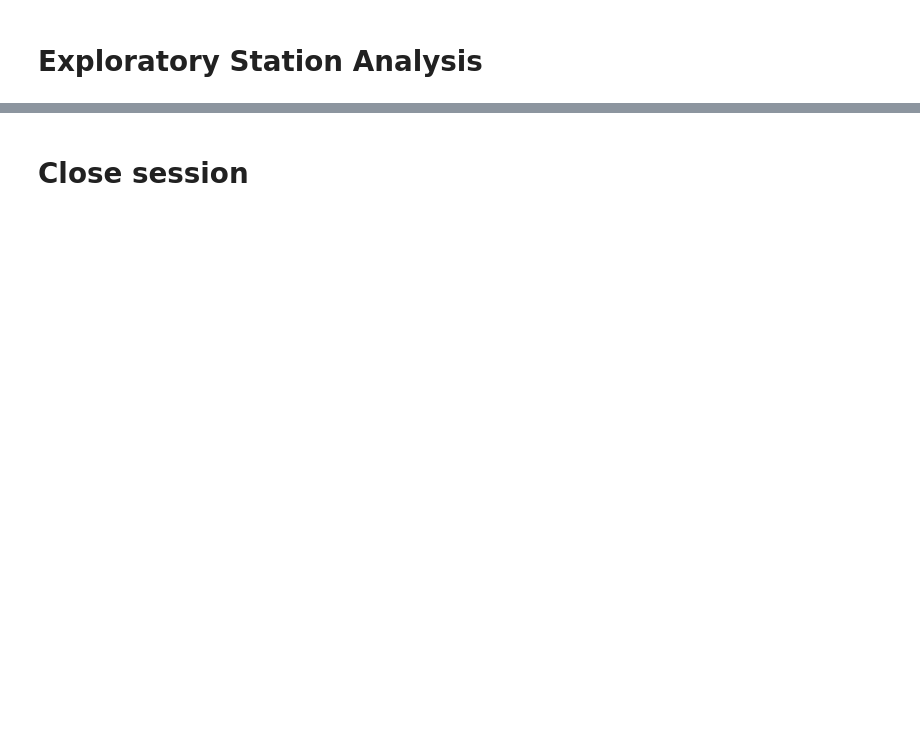
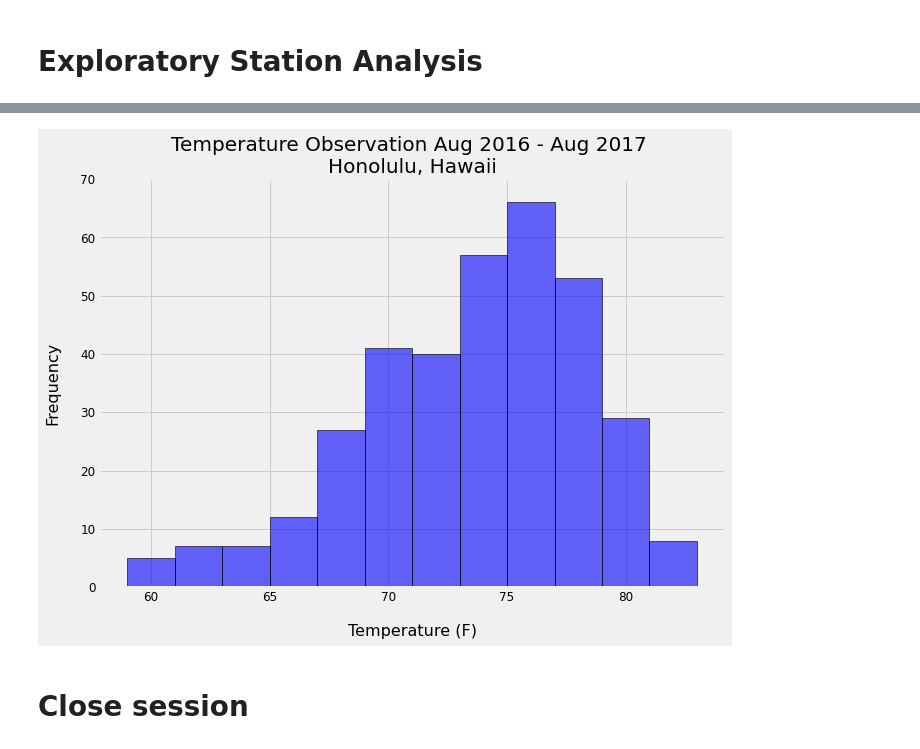
Before and after one commit to oas95/sqlalchemy-challenge, a Jupyter notebook: SurfsUpBro/climate_starter.ipynb, the cells around one changed output, grey strips where cells are left out. Cells and saved outputs as stored; diff of their text form; code cells hidden in the pictures; blank space fills up the shorter version.

```diff
--- a/SurfsUpBro/climate_starter.ipynb
+++ b/SurfsUpBro/climate_starter.ipynb
@@ -70,3 +183,8 @@ session = Session(engine)
 # %%
 # Using the most active station id
 # Query the last 12 months of temperature observation data for this station and plot the results as a histogram
+year_top_station = (session.query(measurement.date,(measurement.tobs))
+                    .filter(func.strftime(measurement.date) > one_year_prior)
+                    .filter(measurement.station=='USC00519281')
+                    .all())
+year_top_station
@@ -73,3 +209,25 @@ session = Session(engine)
+# %%
+year_top_station_df = pd.DataFrame(year_top_station)
+year_top_station_df.set_index('date',inplace=True)
+
+plt.rcParams['figure.figsize']=(10,7)
+plt.hist(year_top_station_df['tobs'],
+         bins=12,
+         alpha=0.6,
+         edgecolor='black',
+         linewidth=1,
+         color='blue')
+
+plt.title('Temperature Observation Aug 2016 - Aug 2017 \nHonolulu, Hawaii',fontsize=20)
+plt.xlabel('Temperature (F)',fontsize=16,labelpad=20)
+plt.ylabel('Frequency',fontsize=16,labelpad=20)
+plt.xticks(fontsize=12)
+plt.yticks(fontsize=12)
+plt.ylim(0,70)
+
+plt.show()
+# %% [output]
+[figure, added]
 # %% [markdown]
 # Close session
 # %%
```
Also changed, not shown: parts of 8 cells of this notebook.
